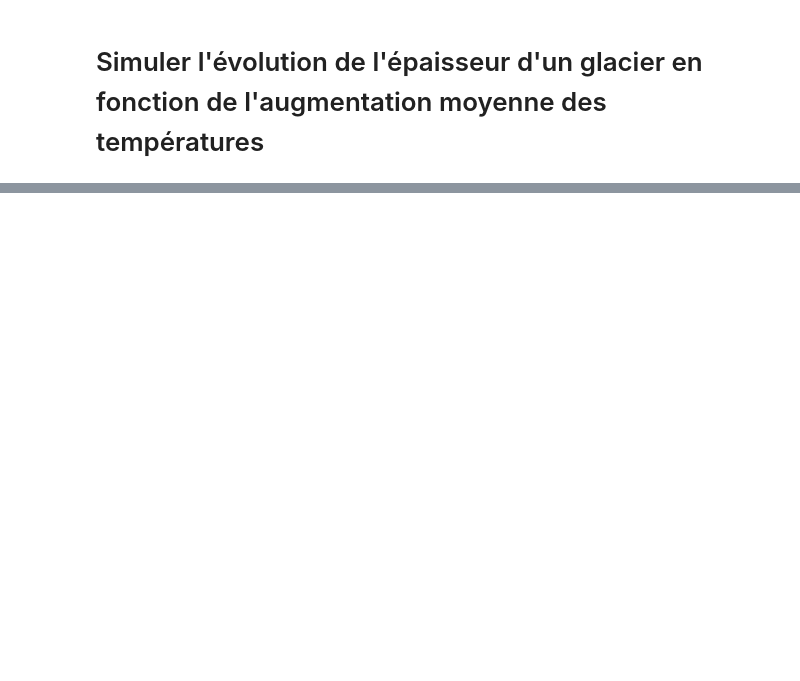
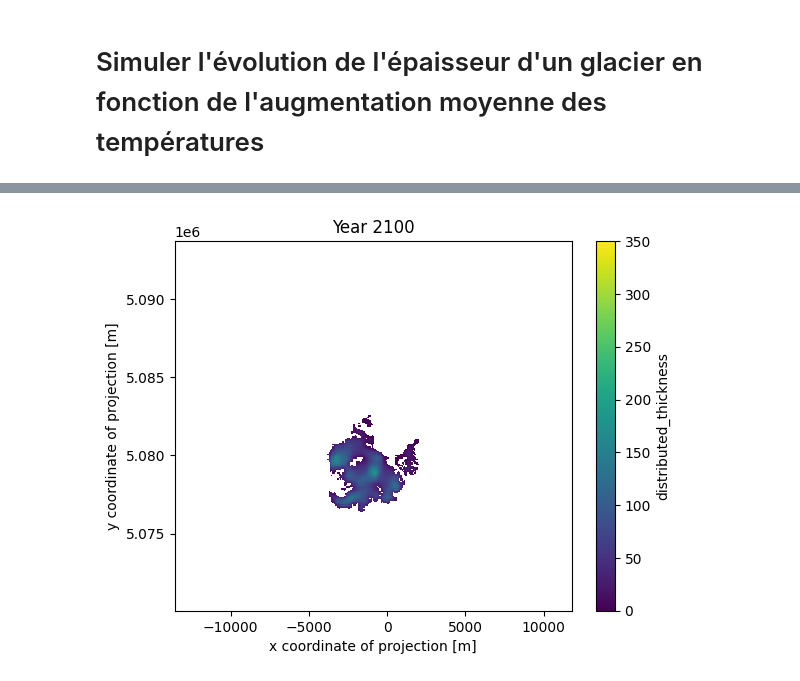
Before and after one commit to riccardotommasini/smart24, a Jupyter notebook: notebooks/1_simulation_epaisseur_temperatures.ipynb, the cells around one changed output, grey strips where cells are left out. Saved outputs shown, nothing was run; the diff lists cells and outputs as text; code cells hidden in the pictures; blank space fills up the shorter version.

Commit message:
add evolution mer de glace + selection front

```diff
--- a/notebooks/1_simulation_epaisseur_temperatures.ipynb
+++ b/notebooks/1_simulation_epaisseur_temperatures.ipynb
@@ -9,7 +9,7 @@ from oggm.sandbox import distribute_2d
 from matplotlib import animation
 from IPython.display import HTML, display
 # %%
-def sim_thick_by_temp_anim(animation_name = "animation.html", glacier_name = 'RGI60-15.03473', ys=2020, ye=2100, temperature_bias=1.5):
+def sim_thick_by_temp_anim(animation_name = "animation.html", glacier_name = 'RGI60-11.03643', ys=2010, ye=2100, temperature_bias=1.5, init_model_yr = 2010,):
     # Initialize OGGM and set up the default run parameters
     cfg.initialize(logging_level='WARNING')
 
@@ -22,8 +22,9 @@ def sim_thick_by_temp_anim(animation_name = "animation.html", glacier_name = 'RG
 
     # Do a random run with a bit of warming
     tasks.run_random_climate(gdir,
+                         init_model_yr = init_model_yr,
                          ys=ys, ye=ye,  # Although the simulation is idealised, lets use real dates for the animation
-                         y0=2009, halfsize=10,  # Randome climate of 1999-2019
+                         y0=2000, halfsize=10,  # Randome climate of 1999-2019
                          seed=1,  # Random number generator seed
                          temperature_bias=temperature_bias,  # additional warming - change for other scenarios
                          store_fl_diagnostics=True,  # important! This will be needed for the redistribution
@@ -84,0 +77,37 @@ sim_thick_by_temp_anim("evolution_2_5.html", 'RGI60-15.03473', 2020, 2100, 2.5);
+# %%
+import re
+
+def remove_anim_buttons(input_code):
+    # Modèle de recherche pour les balises anim-buttons
+    anim_buttons_pattern = re.compile(r'<div class="anim-buttons">.*?</div>', re.DOTALL)
+    # Suppression du contenu des balises anim-buttons
+    output_code = re.sub(anim_buttons_pattern, '', input_code)
+    return output_code
+
+def remove_form(input_code):
+    # Modèle de recherche pour les balises anim-state
+    anim_state_pattern = re.compile(r'<form.*?</form>', re.DOTALL)
+    # Suppression du contenu des balises anim-state
+    output_code = re.sub(anim_state_pattern, '', input_code)
+    return output_code
+
+def process_file(file_name):
+    # Lecture du contenu du fichier
+    with open(file_name, 'r') as file:
+        input_code = file.read()
+
+    # Suppression du contenu des balises anim-buttons
+    output_code = remove_anim_buttons(input_code)
+    # Suppression du contenu des balises anim-state
+    output_code = remove_form(output_code)
+
+    # Écriture du code converti dans le fichier
+    with open(file_name, 'w') as file:
+        file.write(output_code)
+# %%
+file_name = "evolution_mer_de_glace_1_5.html"
+rgi_id = 'RGI60-11.03643'
+temp_bias = 1.5
+sim_thick_by_temp_anim(file_name, rgi_id, 2010, 2100, temp_bias, 2010);
+process_file(file_name)
+# %% [output]
@@ -84,0 +119 @@ sim_thick_by_temp_anim("evolution_2_5.html", 'RGI60-15.03473', 2020, 2100, 2.5);
+[figure, added]
```
Also changed, not shown: parts of 2 cells of this notebook, 11 other files.
